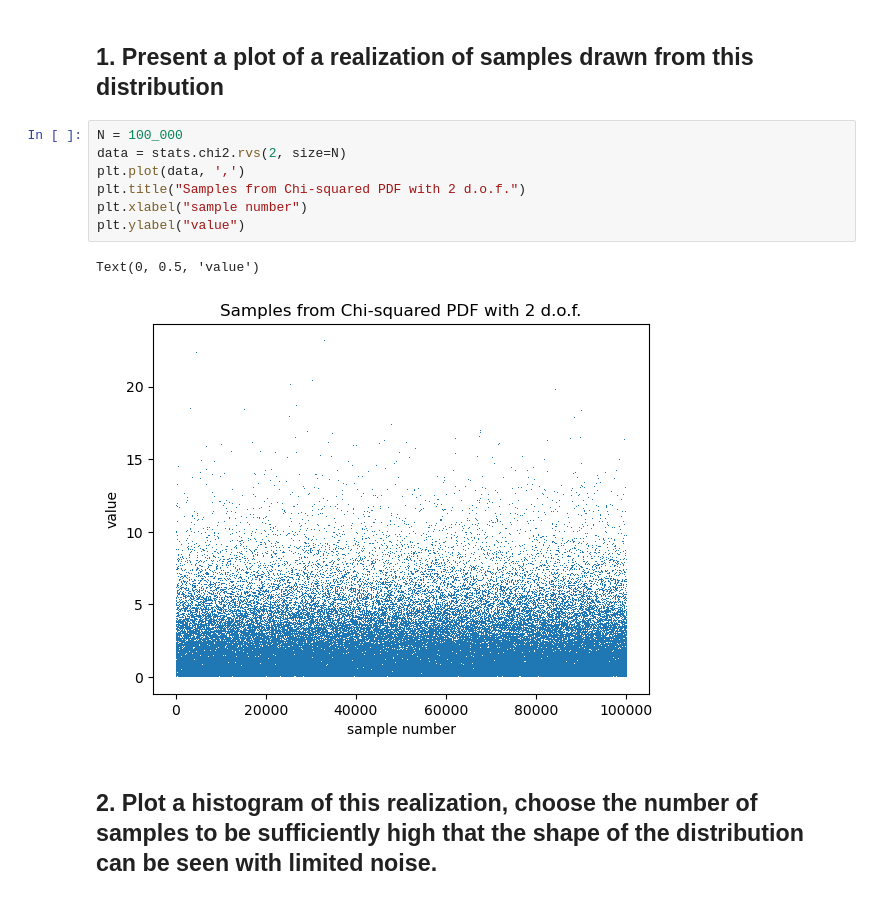
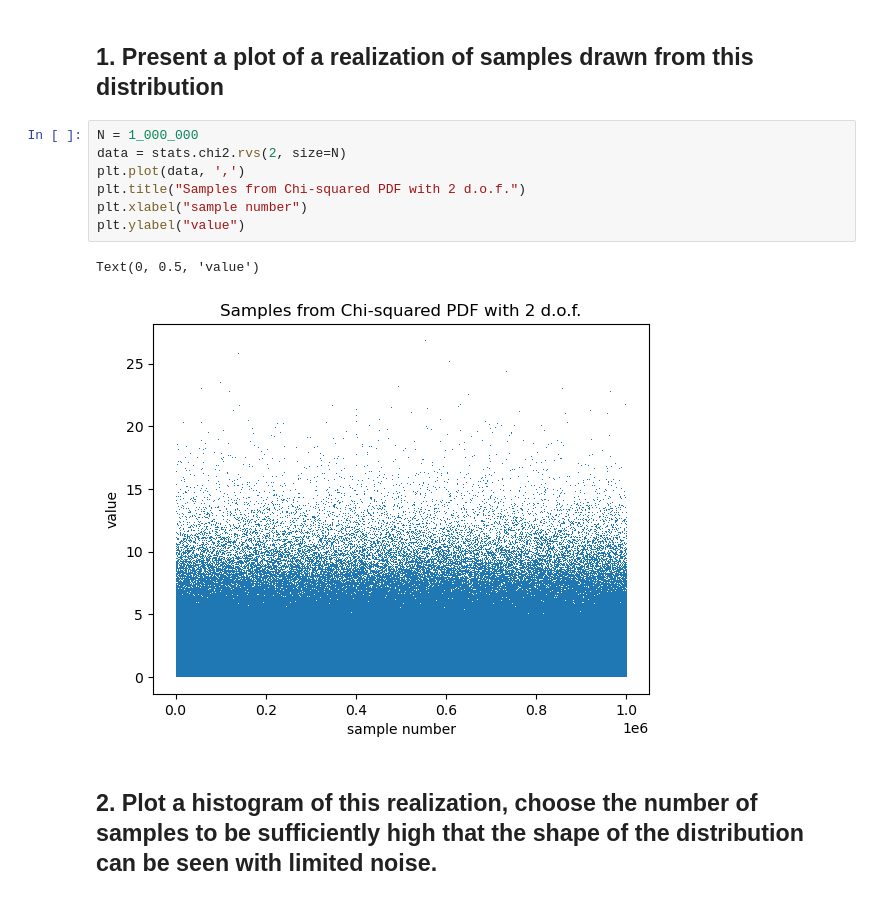
Before and after one commit to jp-ga/Physics38600, a Jupyter notebook: HW/hw1.ipynb, the cells around one changed output. Saved outputs shown, nothing was run; the diff lists cells and outputs as text.

```diff
--- a/HW/hw1.ipynb
+++ b/HW/hw1.ipynb
@@ -13,15 +13,15 @@ Generate a realization of the chi-squared distribution for 2 degrees of freedom.
 # %% [markdown]
 ## 1. Present a plot of a realization of samples drawn from this distribution
 # %%
-N = 100_000
+N = 1_000_000
 data = stats.chi2.rvs(2, size=N)
 plt.plot(data, ',')
 plt.title("Samples from Chi-squared PDF with 2 d.o.f.")
 plt.xlabel("sample number")
 plt.ylabel("value")
 # %% [output]
 Text(0, 0.5, 'value')
-[figure, old version]
+[figure, new version]
 # %% [markdown]
 ## 2. Plot a histogram of this realization, choose the number of samples to be sufficiently high that the shape of the distribution can be seen with limited noise.
 # %%
```
Also changed, not shown: parts of 3 cells of this notebook.
